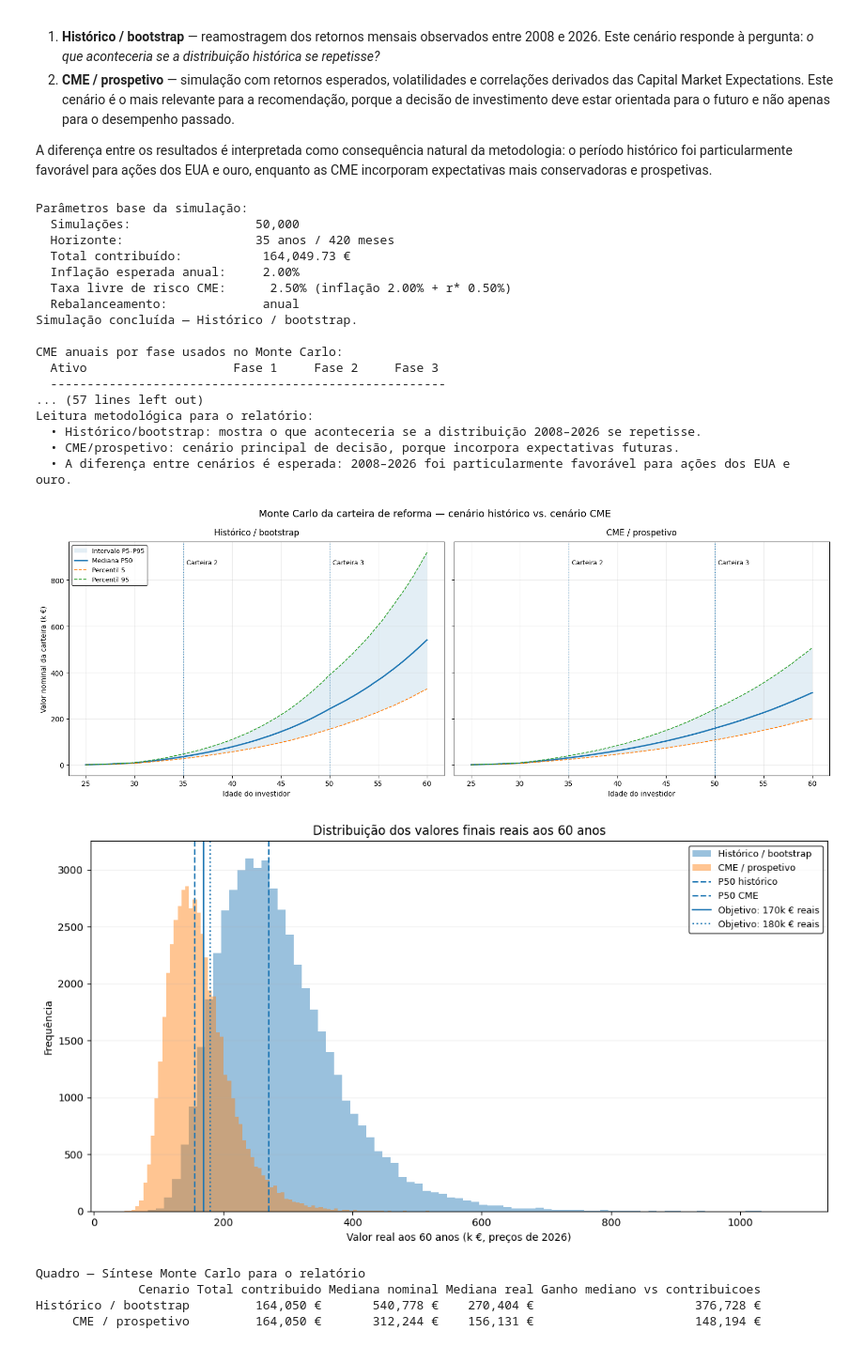
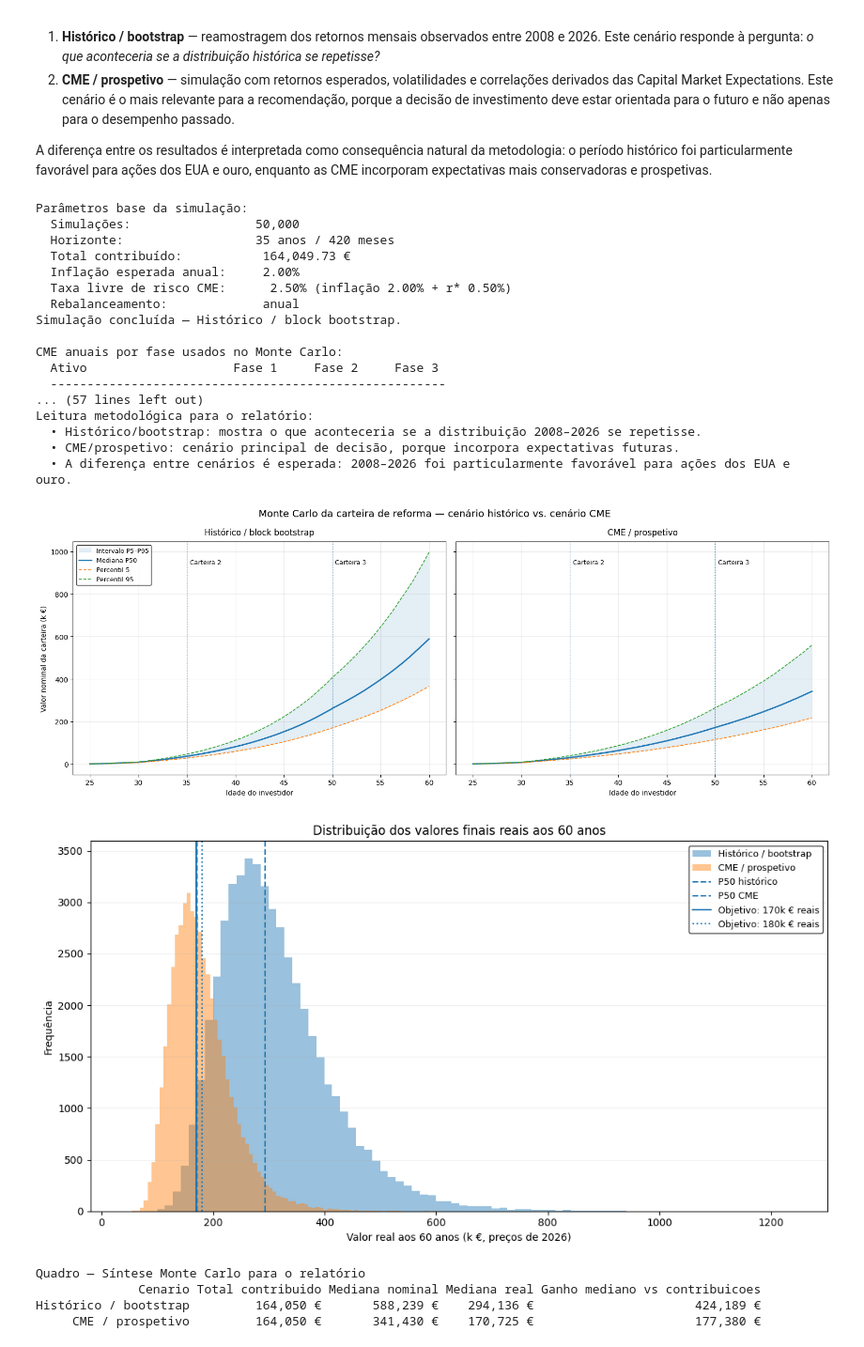
Before and after one commit to saraocosta31/Sara, a Jupyter notebook: PF_PG_EEF__final.ipynb, the cells around one changed output. Shown at 94% size. Cells and saved outputs as stored; diff of their text form; code cells hidden in the pictures.

```diff
--- a/PF_PG_EEF__final.ipynb
+++ b/PF_PG_EEF__final.ipynb
@@ -448,21 +448,25 @@ def minimize_volatility_for_target_return_constrained(target_return, mean_return
     )
     return result
 
-def build_constrained_frontier(mean_returns, cov_matrix, bounds, n_points=60):
+def build_constrained_frontier(mean_returns, cov_matrix, bounds, n_points=60, risk_free_rate=0.0):
     min_ret = sum(low * r for (low, high), r in zip(bounds, mean_returns))
     max_ret = sum(high * r for (low, high), r in zip(bounds, mean_returns))
     frontier = []
+
     for target in np.linspace(min_ret, max_ret, n_points):
         result = minimize_volatility_for_target_return_constrained(
-            target, mean_returns, cov_matrix, bounds)
+            target, mean_returns, cov_matrix, bounds
+        )
+
         if result.success:
             w = result.x
             frontier.append({
                 "Retorno":      portfolio_return(w, mean_returns),
                 "Volatilidade": portfolio_volatility(w, cov_matrix),
-                "Sharpe":       portfolio_sharpe(w, mean_returns, cov_matrix, RISK_FREE_RATE),
+                "Sharpe":       portfolio_sharpe(w, mean_returns, cov_matrix, risk_free_rate),
                 "Pesos":        w
             })
+
     return pd.DataFrame(frontier)
 
 print("Funções de otimização carregadas.")
@@ -476,7 +480,7 @@ def plot_constrained_frontier_for_phase(portfolio_name):
     mean_returns = returns_subset.mean() * 12
     cov_matrix   = returns_subset.cov() * 12
     bounds = get_phase_bounds(portfolio_name, active_assets)
-    frontier_df  = build_constrained_frontier(mean_returns.values, cov_matrix.values, bounds, N_POINTS_FRONTIER)
+    frontier_df = build_constrained_frontier(mean_returns.values,cov_matrix.values,bounds,N_POINTS_FRONTIER,risk_free_rate=RISK_FREE_RATE)
     current_weights = weights[portfolio_name].reindex(active_assets).fillna(0)
     current_weights = current_weights / current_weights.sum()
     current_return  = portfolio_return(current_weights.values, mean_returns.values)
@@ -1256,7 +1314,7 @@ def plot_cme_frontier_for_phase(portfolio_name, cme_returns_input,
     mean_ret_cme  = cme_returns_input[active_assets].values
     cov_cme_phase = cme_cov.loc[active_assets, active_assets].values.astype(float)
     bounds        = get_phase_bounds(portfolio_name, active_assets)
-    frontier_cme  = build_constrained_frontier(mean_ret_cme, cov_cme_phase, bounds, N_POINTS_FRONTIER)
+    frontier_cme = build_constrained_frontier(mean_ret_cme,cov_cme_phase,bounds,N_POINTS_FRONTIER,risk_free_rate=RISK_FREE_RATE_CME)
     current_w     = weights[portfolio_name].reindex(active_assets).fillna(0)
     current_w     = current_w / current_w.sum()
     cur_ret = portfolio_return(current_w.values, mean_ret_cme)
@@ -1684,23 +1742,34 @@ print(f"  Rebalanceamento:             anual")
 # CENÁRIO A — HISTÓRICO / BOOTSTRAP
 # ═══════════════════════════════════════════════════════════════════════════════
 # Usa diretamente os retornos mensais observados entre 2008 e 2026.
-# O bootstrap preserva combinações históricas de retornos entre ativos, porque
-# cada draw corresponde a uma linha mensal completa do dataset histórico.
+# O bootstrap preserva combinações históricas de retornos entre ativos, porque cada draw corresponde a uma linha mensal completa do dataset histórico.
+# Reamostragem de blocos contíguos de 12 meses para preservar parcialmente a estrutura temporal dos retornos: momentum, reversão e sequências de crise/recuperação.
 
 hist_monthly_returns = asset_returns[assets_mc].dropna().copy()
 hist_matrix = hist_monthly_returns.values.astype(float)
 
-bootstrap_idx = rng.integers(
-    low=0,
-    high=len(hist_matrix),
-    size=(N_SIMULATIONS, N_MONTHS)
-)
-monthly_returns_historico = hist_matrix[bootstrap_idx]
+BLOCK_SIZE = 12
+n_hist_months = len(hist_matrix)
+n_blocks_needed = int(np.ceil(N_MONTHS / BLOCK_SIZE))
+
+monthly_returns_historico = np.zeros((N_SIMULATIONS, N_MONTHS, len(assets_mc)))
+
+for sim in range(N_SIMULATIONS):
+    simulated_path = []
+
+    for _ in range(n_blocks_needed):
+        start_idx = rng.integers(0, n_hist_months - BLOCK_SIZE + 1)
+        block = hist_matrix[start_idx:start_idx + BLOCK_SIZE]
+        simulated_path.append(block)
+
+    simulated_path = np.vstack(simulated_path)[:N_MONTHS]
+    monthly_returns_historico[sim, :, :] = simulated_path
 
 portfolio_values_historico = simulate_portfolio(
     monthly_returns_cube=monthly_returns_historico,
-    scenario_label="Histórico / bootstrap"
+    scenario_label="Histórico / block bootstrap"
 )
+
 
 # ═══════════════════════════════════════════════════════════════════════════════
 # CENÁRIO B — PROSPETIVO / CME
@@ -1732,8 +1801,21 @@ cme_returns_por_fase = {
     "Fase_2": cme_returns[assets_mc].copy(),
     "Fase_3": cme_returns[assets_mc].copy(),
 }
+
+# Ações: rerating P/E apenas na Fase 1
+cme_returns_por_fase["Fase_1"]["Acoes_EUA"] = cme_acoes_eua_f1
+cme_returns_por_fase["Fase_1"]["Acoes_Europa"] = cme_acoes_europa_f1
+
+cme_returns_por_fase["Fase_2"]["Acoes_EUA"] = cme_acoes_eua_f2f3
+cme_returns_por_fase["Fase_2"]["Acoes_Europa"] = cme_acoes_europa_f2f3
+
+cme_returns_por_fase["Fase_3"]["Acoes_EUA"] = cme_acoes_eua_f2f3
+cme_returns_por_fase["Fase_3"]["Acoes_Europa"] = cme_acoes_europa_f2f3
+
+# Ouro: mean reversion por fase
 cme_returns_por_fase["Fase_2"]["Ouro"] = cme_ouro_por_fase["Fase_2"]
 cme_returns_por_fase["Fase_3"]["Ouro"] = cme_ouro_por_fase["Fase_3"]
+
 
 print("\nCME anuais por fase usados no Monte Carlo:")
 print(f"  {'Ativo':<20} {'Fase 1':>10} {'Fase 2':>10} {'Fase 3':>10}")
@@ -1835,7 +1917,7 @@ print("  • A diferença entre cenários é esperada: 2008–2026 foi particula
 # ── Gráfico 1 — Evolução P5/P50/P95 por cenário ──────────────────────────────
 ages = np.arange(N_MONTHS + 1) / 12 + START_AGE
 paths = {
-    "Histórico / bootstrap": portfolio_values_historico,
+    "Histórico / block bootstrap": portfolio_values_historico,
     "CME / prospetivo": portfolio_values_cme,
 }
 
@@ -1895,37 +1977,37 @@ quadro_mc_relatorio = indicadores_mc[[
     "Total contribuido",
     "Mediana nominal",
     "Mediana real",
     "Ganho mediano vs contribuicoes"
 ]].copy()
 
 print("\nQuadro — Síntese Monte Carlo para o relatório")
 print(quadro_mc_relatorio.to_string(index=False, formatters={
     "Total contribuido": lambda x: f"{x:,.0f} €",
     "Mediana nominal": lambda x: f"{x:,.0f} €",
     "Mediana real": lambda x: f"{x:,.0f} €",
     "Ganho mediano vs contribuicoes": lambda x: f"{x:,.0f} €",
 }))
 # %% [output]
 Parâmetros base da simulação:
   Simulações:                 50,000
   Horizonte:                  35 anos / 420 meses
   Total contribuído:           164,049.73 €
   Inflação esperada anual:     2.00%
   Taxa livre de risco CME:      2.50% (inflação 2.00% + r* 0.50%)
   Rebalanceamento:             anual
-Simulação concluída — Histórico / bootstrap.
+Simulação concluída — Histórico / block bootstrap.
 
 CME anuais por fase usados no Monte Carlo:
   Ativo                    Fase 1     Fase 2     Fase 3
   ------------------------------------------------------
 ... (57 lines left out)
 Leitura metodológica para o relatório:
   • Histórico/bootstrap: mostra o que aconteceria se a distribuição 2008–2026 se repetisse.
   • CME/prospetivo: cenário principal de decisão, porque incorpora expectativas futuras.
   • A diferença entre cenários é esperada: 2008–2026 foi particularmente favorável para ações dos EUA e ouro.
-[figure, old version]
+[figure, new version]
-[figure, old version]
+[figure, new version]
 Quadro — Síntese Monte Carlo para o relatório
               Cenario Total contribuido Mediana nominal Mediana real Ganho mediano vs contribuicoes
-Histórico / bootstrap         164,050 €       540,778 €    270,404 €                      376,728 €
-     CME / prospetivo         164,050 €       312,244 €    156,131 €                      148,194 €
+Histórico / bootstrap         164,050 €       588,239 €    294,136 €                      424,189 €
+     CME / prospetivo         164,050 €       341,430 €    170,725 €                      177,380 €
```
Also changed, not shown: parts of 9 cells of this notebook.
